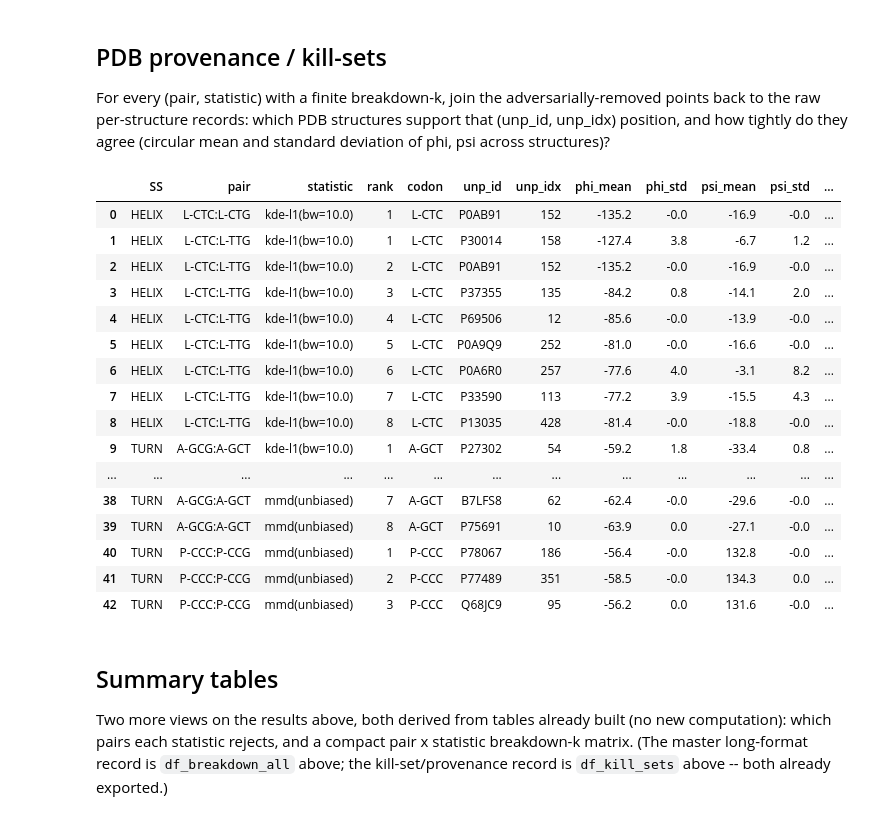
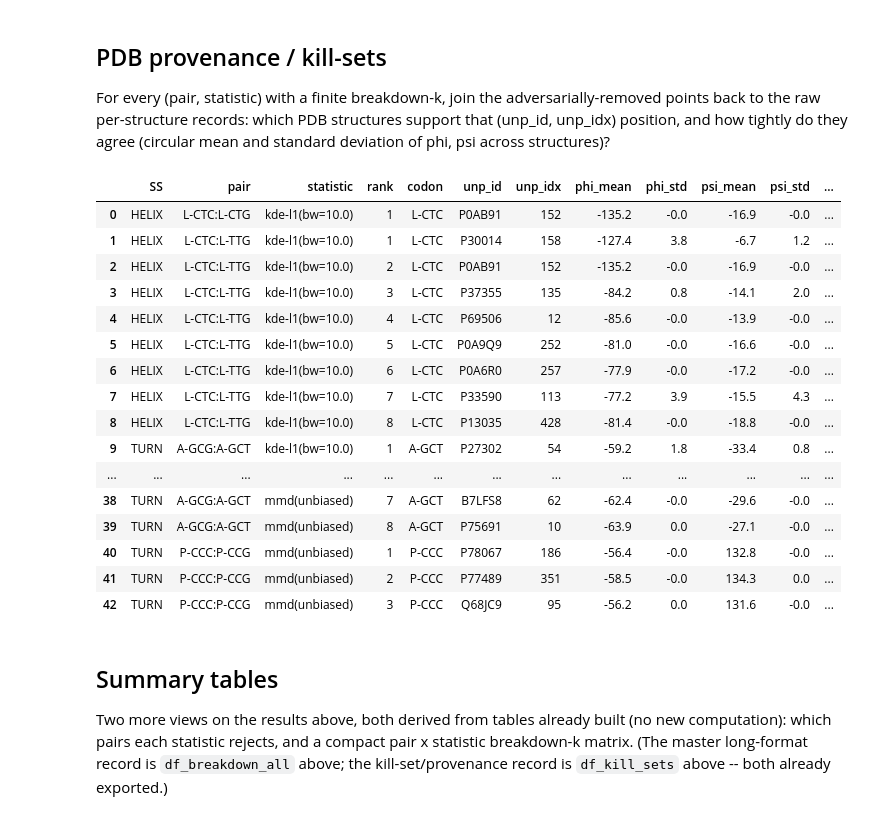
Before and after one commit to vistalab-technion/pp5, a Jupyter notebook: notebooks/pnas2026/robustness-figures.ipynb, the cells around one changed output. Saved outputs shown, nothing was run; the diff lists cells and outputs as text; code cells hidden in the pictures.

```diff
--- a/notebooks/pnas2026/robustness-figures.ipynb
+++ b/notebooks/pnas2026/robustness-figures.ipynb
@@ -784,19 +784,32 @@ back to the raw per-structure records: which PDB structures support that (unp_id
 position, and how tightly do they agree (circular mean and standard deviation of phi, psi
 across structures)?
 # %%
-def provenance_lookup(data_precs: pd.DataFrame) -> dict[tuple[str, int], list[str]]:
-    """Map (unp_id, unp_idx) to a list of 'pdb_id,res_id' provenance strings.
+from pp5.analysis import DSSP_TO_SS_TYPE
+
+
+def provenance_lookup(
+    data_precs: pd.DataFrame,
+) -> dict[tuple[str, int, str], list[str]]:
+    """Map (unp_id, unp_idx, SS) to a list of 'pdb_id,res_id' provenance strings.
+
+    Keyed by SS (consolidated secondary structure) too, not just position: a
+    single UniProt position can legitimately split across SS classes when its
+    contributing PDB structures disagree on DSSP secondary structure (the same
+    `(unp_id, unp_idx, SS)` aggregation key the main pipeline uses -- Section
+    0(a) of the revision plan). Pooling across SS would blend distinct
+    conformational states into a meaningless average.
 
     :param data_precs: Raw per-structure records with columns `pdb_id`, `unp_id`,
-        `res_id`, `unp_idx`.
-    :return: Mapping from (unp_id, unp_idx) to the list of contributing structures.
+        `res_id`, `unp_idx`, `condition_group` (consolidated secondary structure).
+    :return: Mapping from (unp_id, unp_idx, condition_group) to the list of
+        contributing structures.
     """
-    dp = data_precs.dropna(subset=["unp_idx"])
-    lookup: dict[tuple[str, int], list[str]] = {}
-    for pdb_id, unp_id, res_id, unp_idx in zip(
-        dp["pdb_id"], dp["unp_id"], dp["res_id"], dp["unp_idx"]
+    dp = data_precs.dropna(subset=["unp_idx", "condition_group"])
+    lookup: dict[tuple[str, int, str], list[str]] = {}
+    for pdb_id, unp_id, res_id, unp_idx, ss in zip(
+        dp["pdb_id"], dp["unp_id"], dp["res_id"], dp["unp_idx"], dp["condition_group"]
     ):
-        lookup.setdefault((unp_id, int(unp_idx)), []).append(f"{pdb_id},{res_id}")
+        lookup.setdefault((unp_id, int(unp_idx), ss), []).append(f"{pdb_id},{res_id}")
     return lookup
 
 
@@ -824,14 +837,18 @@ def circular_std_deg(deg: np.ndarray) -> float:
 
 df_data_precs = pd.read_csv(
     PROVENANCE_PATH,
-    usecols=["pdb_id", "unp_id", "res_id", "unp_idx", "phi", "psi"],
+    usecols=["pdb_id", "unp_id", "res_id", "unp_idx", "phi", "psi", "secondary"],
     low_memory=False,
 )
+# Consolidate DSSP codes with the same mapping the main pipeline uses
+# (pp5.analysis.DSSP_TO_SS_TYPE), so a position's provenance is restricted to
+# the structures that actually belong to the SS class being reported.
+df_data_precs["condition_group"] = df_data_precs["secondary"].map(DSSP_TO_SS_TYPE)
 provenance = provenance_lookup(df_data_precs)
 data_precs_by_position = (
-    df_data_precs.dropna(subset=["unp_idx"])
+    df_data_precs.dropna(subset=["unp_idx", "condition_group"])
     .assign(unp_idx=lambda d: d["unp_idx"].astype(int))
-    .groupby(["unp_id", "unp_idx"])
+    .groupby(["unp_id", "unp_idx", "condition_group"])
 )
 
 kill_set_rows = []
@@ -852,42 +869,48 @@ for (ss, pair, statistic), info in removed_logs.items():
         unp_id, unp_idx = (info["keys1"] if side == "X" else info["keys2"])[local_idx]
         unp_idx = int(unp_idx)
         try:
-            structures = data_precs_by_position.get_group((unp_id, unp_idx))
+            # Restrict to structures in this pair's own SS class -- matches the
+            # pipeline's (unp_id, unp_idx, SS) aggregation key, not just
+            # (unp_id, unp_idx). Without this, a position with structures split
+            # across SS classes (e.g. HELIX in one PDB entry, TURN in another)
+            # gets its provenance blended across both, which doesn't correspond
+            # to any real aggregated observation the pipeline actually tested.
+            structures = data_precs_by_position.get_group((unp_id, unp_idx, ss))
         except KeyError:
             structures = df_data_precs.iloc[0:0]
 
         kill_set_rows.append(
             dict(
                 SS=ss,
                 pair=pair,
                 statistic=statistic,
                 rank=rank,
                 codon=codon,
                 unp_id=unp_id,
                 unp_idx=unp_idx,
                 phi_mean=round(circular_mean_deg(structures["phi"].to_numpy()), 1),
                 phi_std=round(circular_std_deg(structures["phi"].to_numpy()), 1),
                 psi_mean=round(circular_mean_deg(structures["psi"].to_numpy()), 1),
                 psi_std=round(circular_std_deg(structures["psi"].to_numpy()), 1),
                 n_pdb=len(structures),
                 pdb_provenance="; ".join(
-                    provenance.get((unp_id, unp_idx), ["<no-pdb>"])
+                    provenance.get((unp_id, unp_idx, ss), ["<no-pdb>"])
                 ),
             )
         )
 
 df_kill_sets = pd.DataFrame(kill_set_rows)
 df_kill_sets.to_csv(OUT_DIR / "kill_sets.csv", index=False)
 df_kill_sets
 # %% [output]
 |  | SS | pair | statistic | rank | codon | unp_id | unp_idx | phi_mean | phi_std | psi_mean | psi_std | ... |
 | 0 | HELIX | L-CTC:L-CTG | kde-l1(bw=10.0) | 1 | L-CTC | P0AB91 | 152 | -135.2 | -0.0 | -16.9 | -0.0 | ... |
 | 1 | HELIX | L-CTC:L-TTG | kde-l1(bw=10.0) | 1 | L-CTC | P30014 | 158 | -127.4 | 3.8 | -6.7 | 1.2 | ... |
 | 2 | HELIX | L-CTC:L-TTG | kde-l1(bw=10.0) | 2 | L-CTC | P0AB91 | 152 | -135.2 | -0.0 | -16.9 | -0.0 | ... |
 | 3 | HELIX | L-CTC:L-TTG | kde-l1(bw=10.0) | 3 | L-CTC | P37355 | 135 | -84.2 | 0.8 | -14.1 | 2.0 | ... |
 | 4 | HELIX | L-CTC:L-TTG | kde-l1(bw=10.0) | 4 | L-CTC | P69506 | 12 | -85.6 | -0.0 | -13.9 | -0.0 | ... |
 | 5 | HELIX | L-CTC:L-TTG | kde-l1(bw=10.0) | 5 | L-CTC | P0A9Q9 | 252 | -81.0 | -0.0 | -16.6 | -0.0 | ... |
-| 6 | HELIX | L-CTC:L-TTG | kde-l1(bw=10.0) | 6 | L-CTC | P0A6R0 | 257 | -77.6 | 4.0 | -3.1 | 8.2 | ... |
+| 6 | HELIX | L-CTC:L-TTG | kde-l1(bw=10.0) | 6 | L-CTC | P0A6R0 | 257 | -77.9 | -0.0 | -17.2 | -0.0 | ... |
 | 7 | HELIX | L-CTC:L-TTG | kde-l1(bw=10.0) | 7 | L-CTC | P33590 | 113 | -77.2 | 3.9 | -15.5 | 4.3 | ... |
 | 8 | HELIX | L-CTC:L-TTG | kde-l1(bw=10.0) | 8 | L-CTC | P13035 | 428 | -81.4 | -0.0 | -18.8 | -0.0 | ... |
 | 9 | TURN | A-GCG:A-GCT | kde-l1(bw=10.0) | 1 | A-GCT | P27302 | 54 | -59.2 | 1.8 | -33.4 | 0.8 | ... |
```
